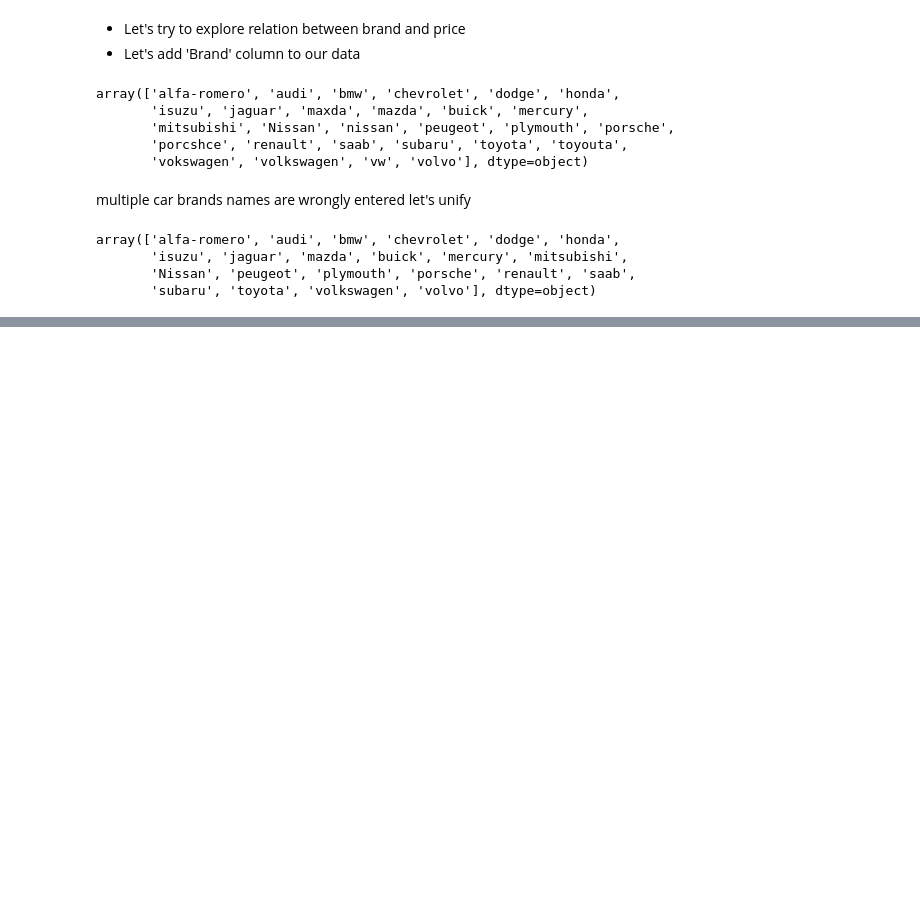
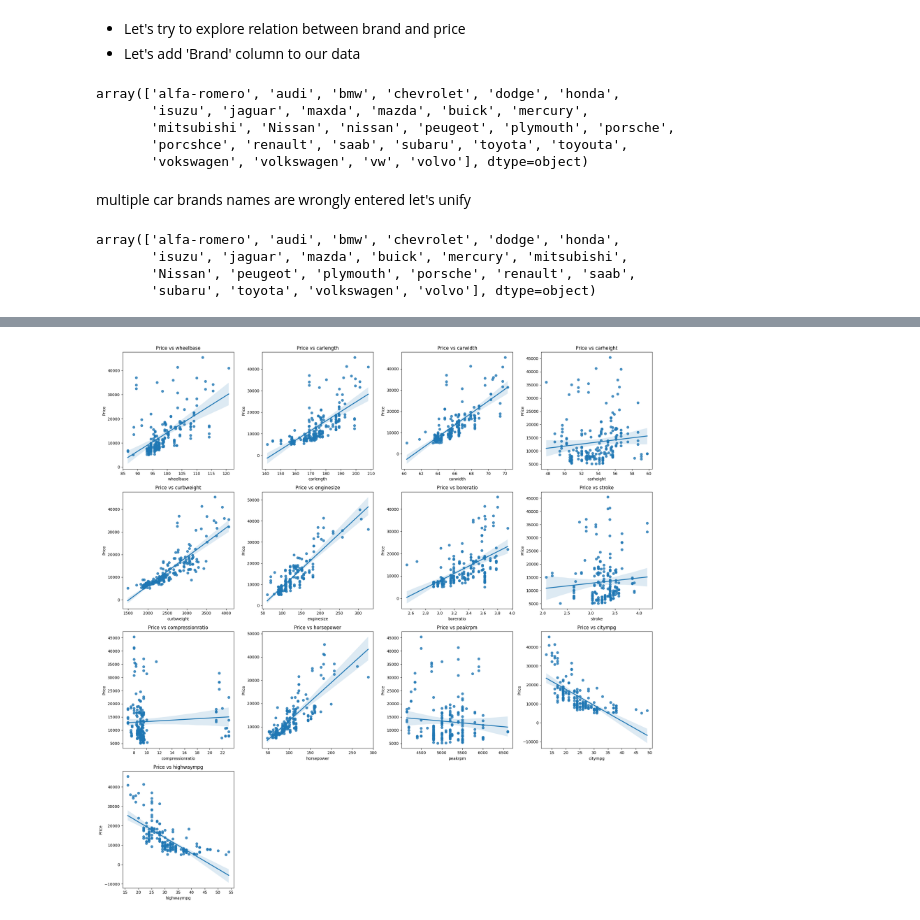
Before and after one commit to osayed159/DS_showcase, a Jupyter notebook: Car_Prices/notebooks/eda_car_price.ipynb, the cells around one changed output, grey strips where cells are left out. Cells and saved outputs as stored; diff of their text form; code cells hidden in the pictures; blank space fills up the shorter version.

```diff
--- a/Car_Prices/notebooks/eda_car_price.ipynb
+++ b/Car_Prices/notebooks/eda_car_price.ipynb
@@ -639,0 +739,20 @@ sns.barplot(df,x=df['Brand'],y=df['Brand'].value_counts())
+# %%
+numerical_cols = df.select_dtypes(include=['int64', 'float64']).columns
+numerical_cols = numerical_cols[numerical_cols != 'price']  # Remove price from the columns
+fig, axes = plt.subplots(4, 4, figsize=(20, 20))
+axes = axes.ravel()
+
+for idx, col in enumerate(numerical_cols):
+    if idx < len(axes):
+        sns.regplot(data=df, x=col, y='price', ax=axes[idx])
+        axes[idx].set_title(f'Price vs {col}', fontsize=12)
+        axes[idx].set_xlabel(col)
+        axes[idx].set_ylabel('Price')
+
+for idx in range(len(numerical_cols), len(axes)):
+    fig.delaxes(axes[idx])
+
+plt.tight_layout()
+plt.show()
+# %% [output]
+[figure, added]
```
Also changed, not shown: parts of 7 cells of this notebook.
